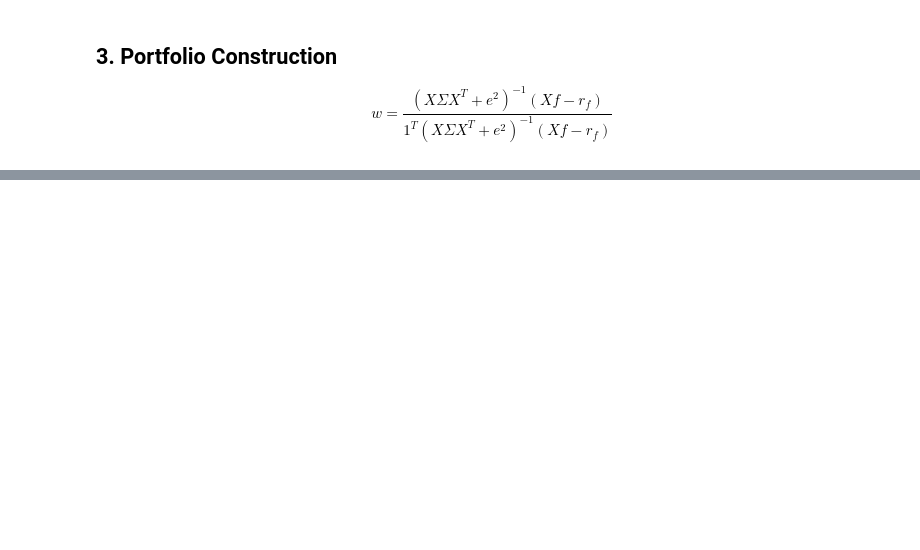
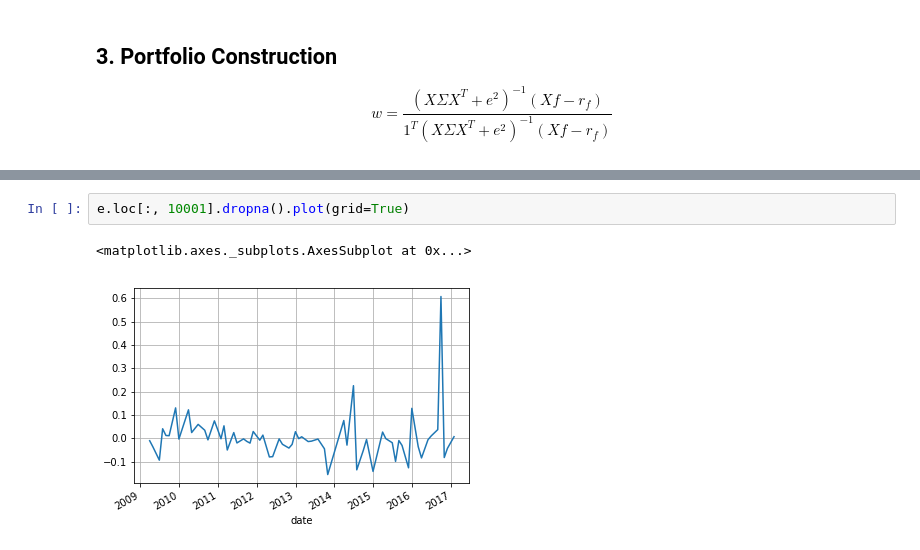
Before and after one commit to icelord91/mf803_proj_barra, a Jupyter notebook: manuscript.ipynb, the cells around one changed output, grey strips where cells are left out. Drawn from its saved outputs; the diff is of its cells as text; blank space fills up the shorter version.

```diff
--- a/manuscript.ipynb
+++ b/manuscript.ipynb
@@ -280,0 +254,5 @@ e.ewm(halflife=12, min_periods=0, axis=0).var()
+# %%
+e.loc[:, 10001].dropna().plot(grid=True)
+# %% [output]
+<matplotlib.axes._subplots.AxesSubplot at 0x...>
+[figure, added]
```
Also changed, not shown: parts of 12 cells of this notebook.
